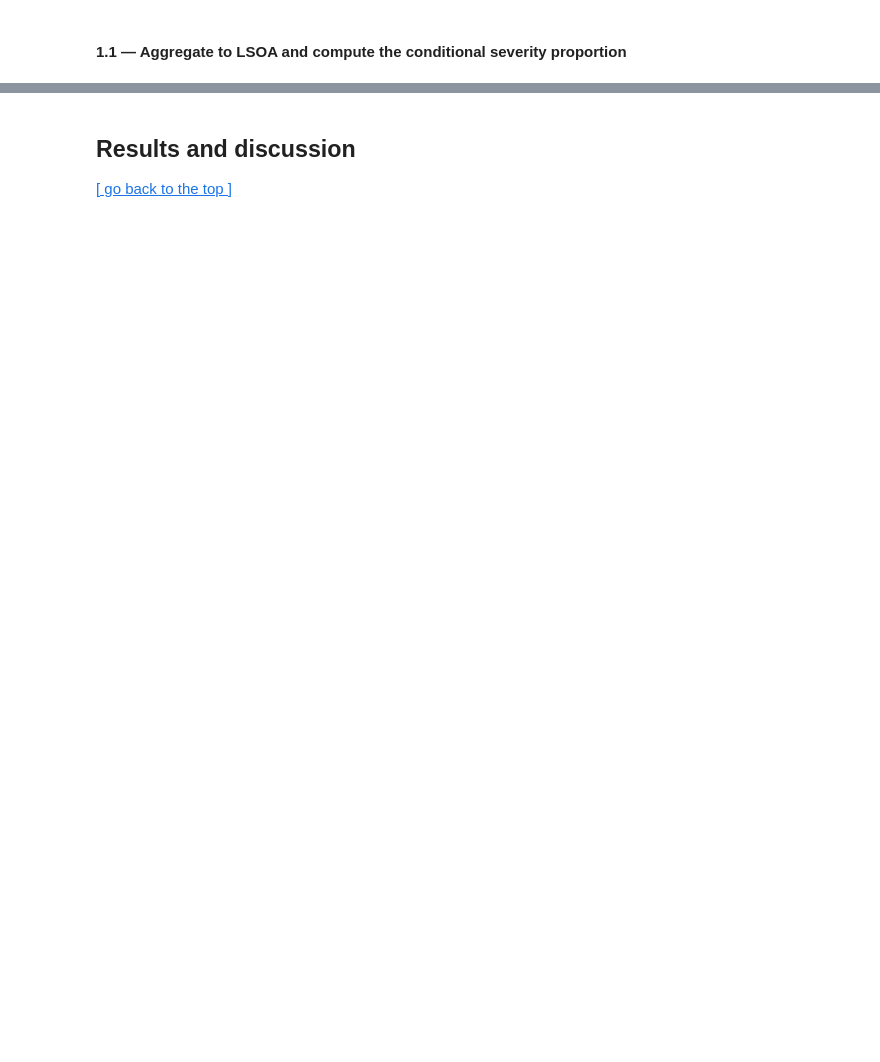
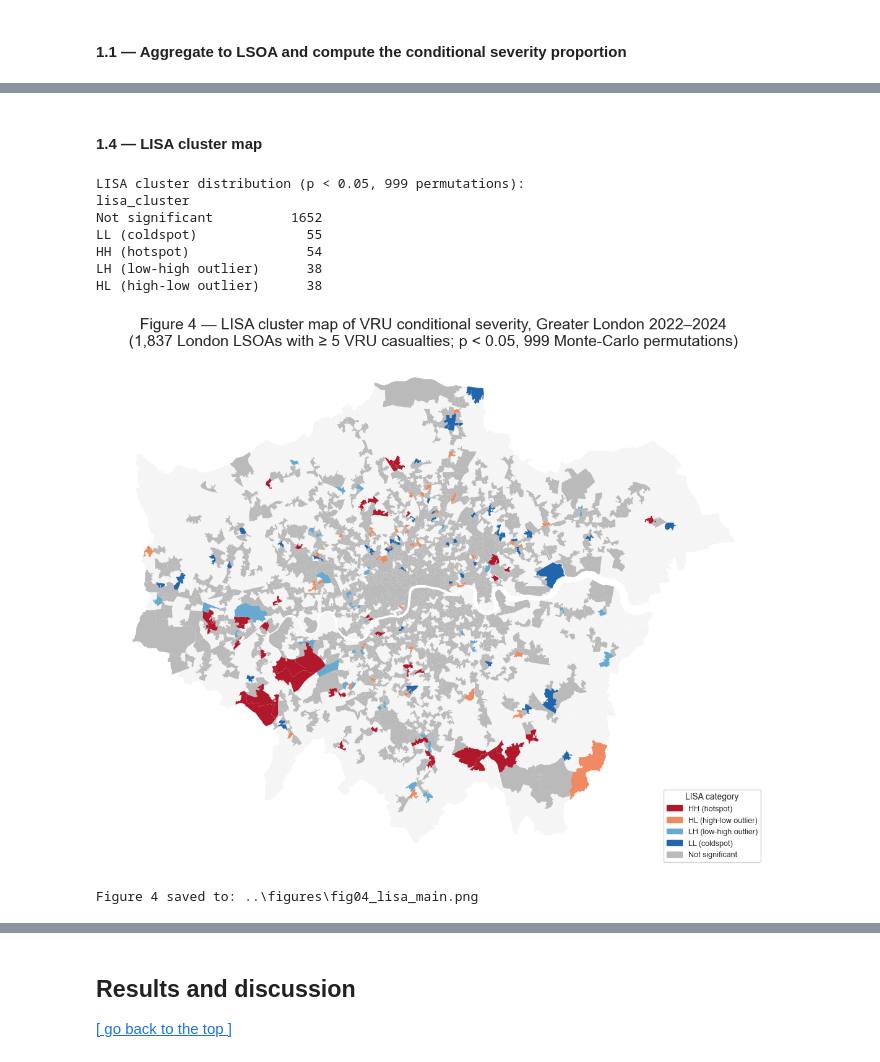
Before and after one commit to Yuxiang2526/casa0006-vru-london, a Jupyter notebook: notebooks/analysis.ipynb, the cells around one changed output, grey strips where cells are left out. Cells and saved outputs as stored; diff of their text form; code cells hidden in the pictures; blank space fills up the shorter version.

```diff
--- a/notebooks/analysis.ipynb
+++ b/notebooks/analysis.ipynb
@@ -649,0 +515,80 @@ print(f"\nFigure 4c saved to: {fig_dir / 'fig04c_borough_choropleth.png'}")
+# %% [markdown]
+#### 1.4 — LISA cluster map
+# %%
+# Global Moran's I quantifies overall spatial structure but does not localise it. We compute Local Moran's I (Anselin 1995) on each of the 1,838 LSOAs, classifying each into one of five categories at the p < 0.05 significance threshold:
+#
+# - **HH** — high severity surrounded by high-severity neighbours → genuine hotspot
+# - **LL** — low severity surrounded by low-severity neighbours → genuine coldspot
+# - **HL** — high severity surrounded by low-severity neighbours → spatial outlier (isolated hotspot)
+# - **LH** — low severity surrounded by high-severity neighbours → spatial outlier (isolated coldspot)
+# - **NS** — not significant (most LSOAs are expected here, given the modest global I = 0.053)
+#
+# Figure 4 maps these classifications onto the full London geometry, with the 2,997 LSOAs excluded from the spatial analysis (0 casualties, n<5, or geographically isolated under the n≥5 filter) shown in light grey to preserve the city outline. A sensitivity analysis omitting the City of London LSOAs is reported below as Figure 5 (Section 1.4b).
+
+from esda.moran import Moran_Local
+from pathlib import Path
+
+# Local Moran's I on the raw conditional severity proportion
+SIGNIF = 0.05
+mi_local = Moran_Local(lsoa["severity_prop"].values, W, permutations=999, seed=SEED)
+
+# Classify each LSOA into HH / HL / LH / LL / NS based on quadrant + significance.
+# esda quadrant codes: 1=HH, 2=LH, 3=LL, 4=HL
+sig = mi_local.p_sim < SIGNIF
+quadrant_label = {1: "HH (hotspot)", 2: "LH (low-high outlier)",
+                  3: "LL (coldspot)", 4: "HL (high-low outlier)"}
+labels = np.where(sig, np.vectorize(quadrant_label.get)(mi_local.q), "Not significant")
+lsoa["lisa_cluster"] = labels
+
+print("LISA cluster distribution (p < {:.2f}, 999 permutations):".format(SIGNIF))
+print(lsoa["lisa_cluster"].value_counts().to_string())
+
+# === Figure 4: LISA cluster map ===
+cluster_colors = {
+    "HH (hotspot)":          "#b2182b",   # dark red
+    "HL (high-low outlier)": "#ef8a62",   # light red
+    "LH (low-high outlier)": "#67a9cf",   # light blue
+    "LL (coldspot)":         "#2166ac",   # dark blue
+    "Not significant":       "#bababa",   # mid grey
+}
+
+fig_dir = Path("../figures")
+fig_dir.mkdir(parents=True, exist_ok=True)
+
+fig, ax = plt.subplots(figsize=(11, 11))
+
+# Background: full London geometry (excluded LSOAs in very light grey)
+lsoa_full_geom.plot(ax=ax, color="#f5f5f5", edgecolor="white", linewidth=0.1)
+
+# Foreground: LISA clusters by category
+for label, color in cluster_colors.items():
+    subset = lsoa[lsoa["lisa_cluster"] == label]
+    if len(subset) > 0:
+        subset.plot(ax=ax, color=color, edgecolor="none", label=label)
+
+ax.set_title(
+    "Figure 4 — LISA cluster map of VRU conditional severity, Greater London 2022–2024\n"
+    f"({W.n:,} London LSOAs with ≥ 5 VRU casualties; p < {SIGNIF}, 999 Monte-Carlo permutations)",
+    fontsize=18, pad=10,
+)
+import matplotlib.patches as mpatches
+_lisa_handles = [mpatches.Patch(color=c, label=l) for l, c in cluster_colors.items()]
+ax.legend(handles=_lisa_handles, loc="lower right", title="LISA category",
+          framealpha=0.9, fontsize=9)
+ax.set_axis_off()
+
+plt.tight_layout()
+plt.savefig(fig_dir / "fig04_lisa_main.png", dpi=600, bbox_inches="tight")
+plt.show()
+
+print(f"\nFigure 4 saved to: {fig_dir / 'fig04_lisa_main.png'}")
+# %% [output]
+LISA cluster distribution (p < 0.05, 999 permutations):
+lisa_cluster
+Not significant          1652
+LL (coldspot)              55
+HH (hotspot)               54
+LH (low-high outlier)      38
+HL (high-low outlier)      38
+[figure, added]
+Figure 4 saved to: ..\figures\fig04_lisa_main.png
```
Also changed, not shown: parts of 77 cells of this notebook, 16 other files.
